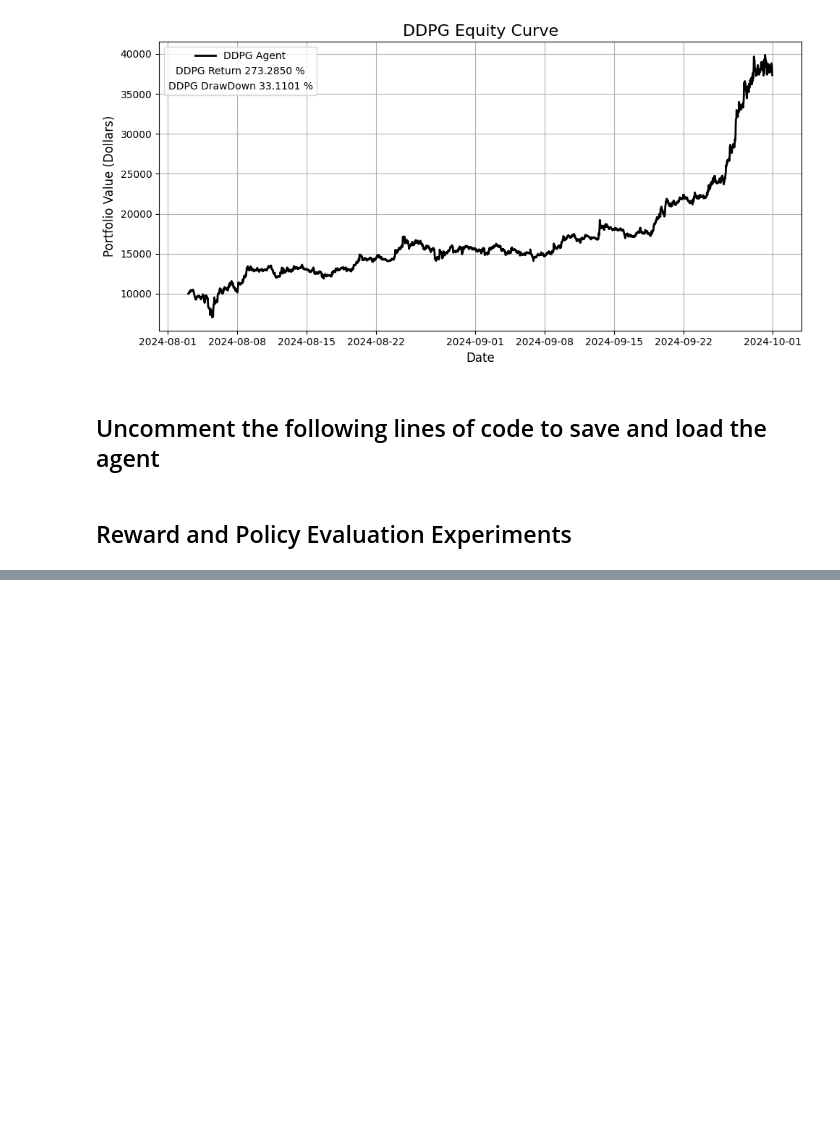
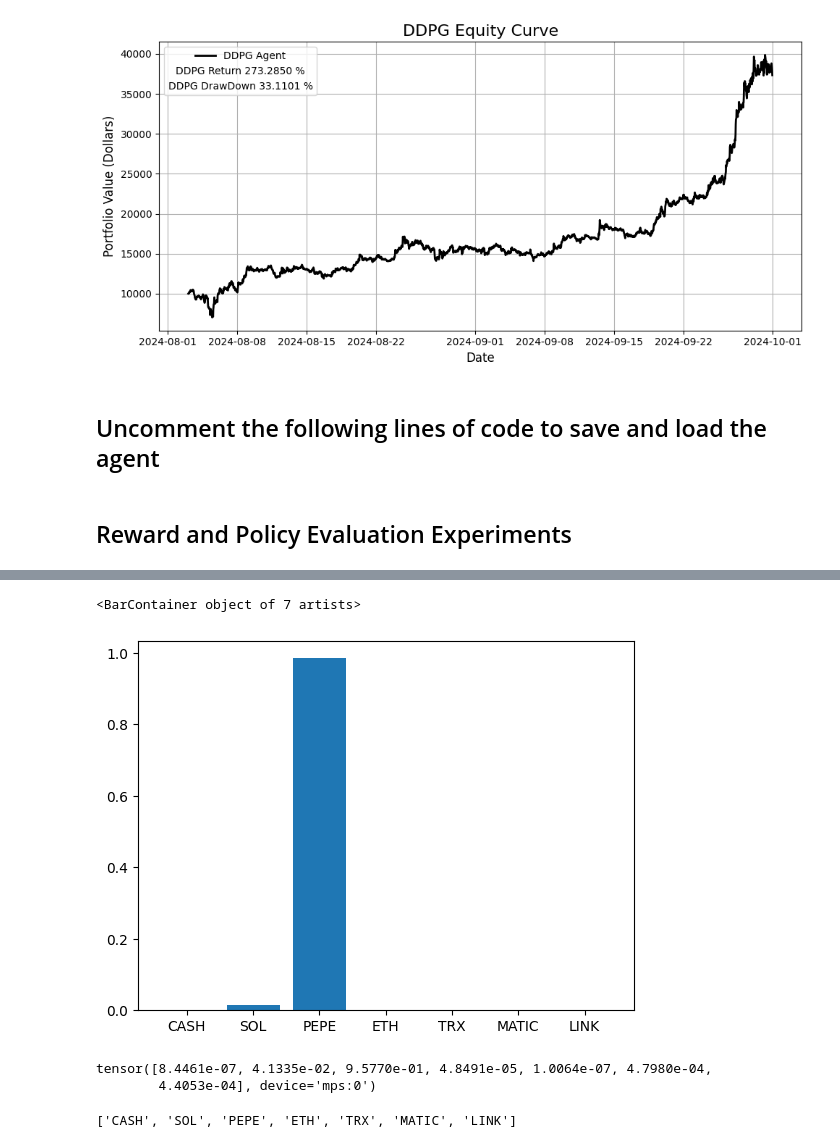
Before and after one commit to mrajancsr/deep-policy-gradient-portfolio, a Jupyter notebook: ddpgportfolio/agent/ddpg_agent_trade.ipynb, the cells around one changed output, grey strips where cells are left out. Saved outputs shown, nothing was run; the diff lists cells and outputs as text; code cells hidden in the pictures; blank space fills up the shorter version.

```diff
--- a/ddpgportfolio/agent/ddpg_agent_trade.ipynb
+++ b/ddpgportfolio/agent/ddpg_agent_trade.ipynb
@@ -259,0 +255,14 @@ sigma_values[13000:]
+# %%
+plt.bar(asset_names, ddpg_agent.actions[10].cpu().numpy())
+# %% [output]
+<BarContainer object of 7 artists>
+[figure, added]
+# %%
+ddpg_agent.actions[15]
+# %% [output]
+tensor([8.4461e-07, 4.1335e-02, 9.5770e-01, 4.8491e-05, 1.0064e-07, 4.7980e-04,
+        4.4053e-04], device='mps:0')
+# %%
+asset_names
+# %% [output]
+['CASH', 'SOL', 'PEPE', 'ETH', 'TRX', 'MATIC', 'LINK']
```
Also changed, not shown: parts of 10 cells of this notebook.
